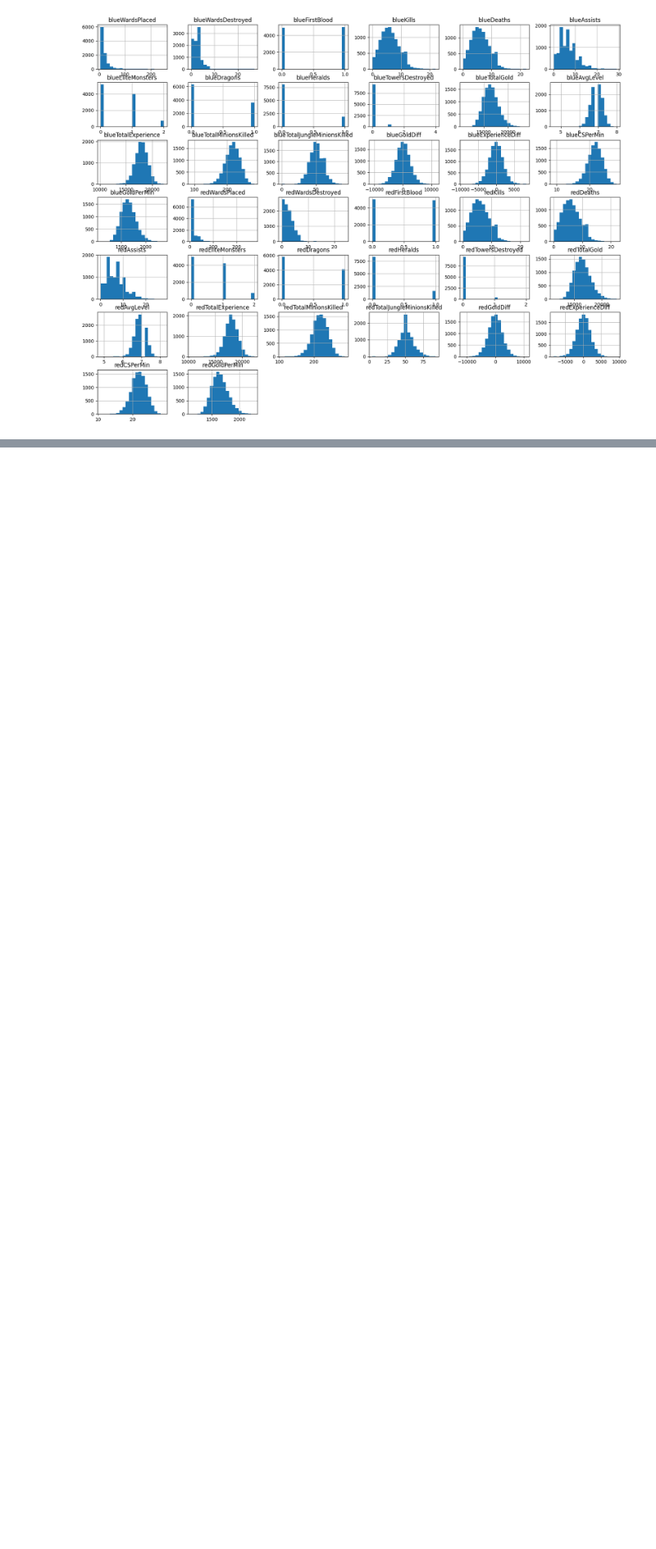
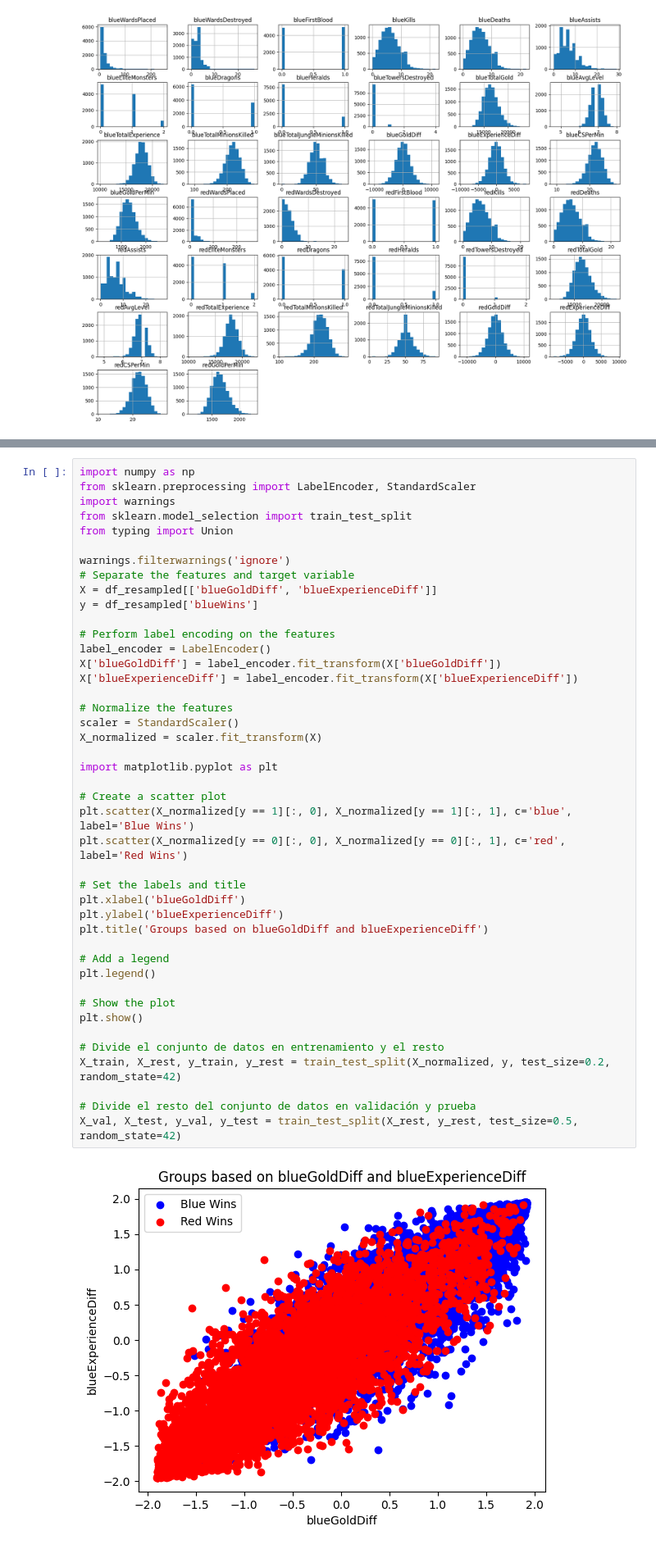
Before and after one commit to AndresQuinto5/IA_LAB2, a Jupyter notebook: Laboratorio2.ipynb, the cells around one changed output, grey strips where cells are left out. Shown: that part at 82% size. Drawn from its saved outputs; the diff is of its cells as text; blank space fills up the shorter version.

```diff
--- a/Laboratorio2.ipynb
+++ b/Laboratorio2.ipynb
@@ -705,0 +647,45 @@ plt.show()
+# %%
+import numpy as np
+from sklearn.preprocessing import LabelEncoder, StandardScaler
+import warnings
+from sklearn.model_selection import train_test_split
+from typing import Union
+
+warnings.filterwarnings('ignore')
+# Separate the features and target variable
+X = df_resampled[['blueGoldDiff', 'blueExperienceDiff']]
+y = df_resampled['blueWins']
+
+# Perform label encoding on the features
+label_encoder = LabelEncoder()
+X['blueGoldDiff'] = label_encoder.fit_transform(X['blueGoldDiff'])
+X['blueExperienceDiff'] = label_encoder.fit_transform(X['blueExperienceDiff'])
+
+# Normalize the features
+scaler = StandardScaler()
+X_normalized = scaler.fit_transform(X)
+
+import matplotlib.pyplot as plt
+
+# Create a scatter plot
+plt.scatter(X_normalized[y == 1][:, 0], X_normalized[y == 1][:, 1], c='blue', label='Blue Wins')
+plt.scatter(X_normalized[y == 0][:, 0], X_normalized[y == 0][:, 1], c='red', label='Red Wins')
+
+# Set the labels and title
+plt.xlabel('blueGoldDiff')
+plt.ylabel('blueExperienceDiff')
+plt.title('Groups based on blueGoldDiff and blueExperienceDiff')
+
+# Add a legend
+plt.legend()
+
+# Show the plot
+plt.show()
+
+# Divide el conjunto de datos en entrenamiento y el resto
+X_train, X_rest, y_train, y_rest = train_test_split(X_normalized, y, test_size=0.2, random_state=42)
+
+# Divide el resto del conjunto de datos en validación y prueba
+X_val, X_test, y_val, y_test = train_test_split(X_rest, y_rest, test_size=0.5, random_state=42)
+# %% [output]
+[figure, added]
```
Also changed, not shown: parts of 16 cells of this notebook.
